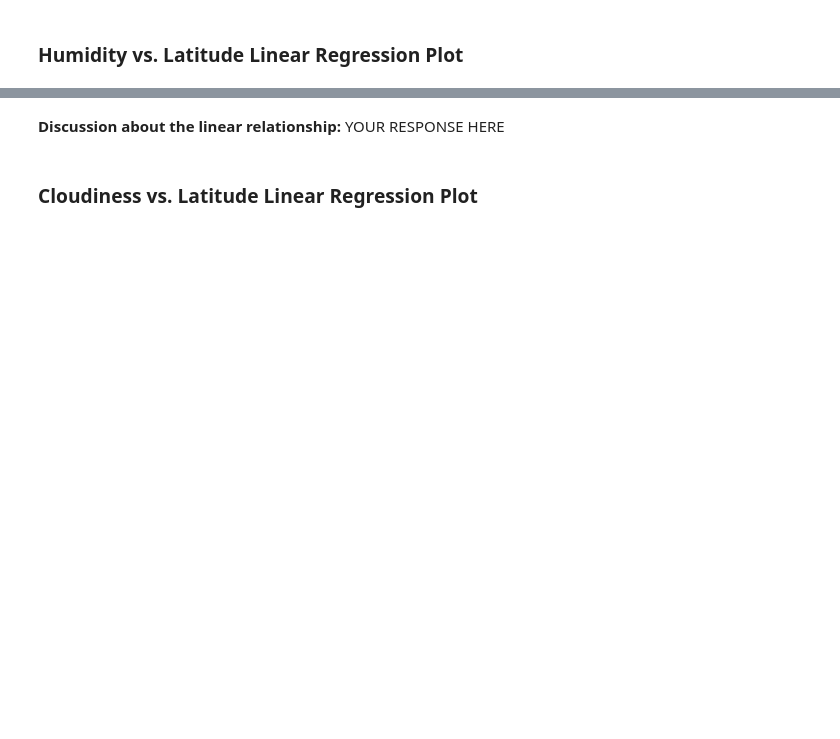
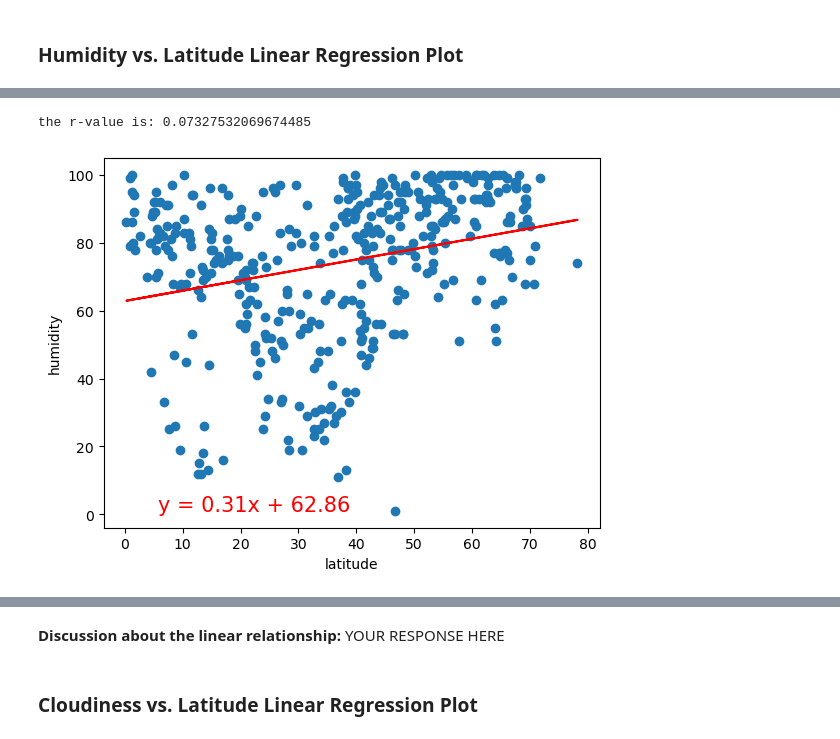
Before and after one commit to cassidysimmons/python-api-challenge, a Jupyter notebook: starter_code/WeatherPy.ipynb, the cells around one changed output, grey strips where cells are left out. Drawn from its saved outputs; the diff is of its cells as text; code cells hidden in the pictures; blank space fills up the shorter version.

```diff
--- a/starter_code/WeatherPy.ipynb
+++ b/starter_code/WeatherPy.ipynb
@@ -342,0 +342,9 @@ The r-value is: 0.0002808747046324607
+# %%
+# Northern Hemisphere
+lin_regress_plots(northern_hemi_df["Lat"], northern_hemi_df["Humidity"])
+plt.xlabel("latitude")
+plt.ylabel("humidity")
+plt.show()
+# %% [output]
+the r-value is: 0.07327532069674485
+[figure, added]
```
Also changed, not shown: parts of 28 cells of this notebook.
